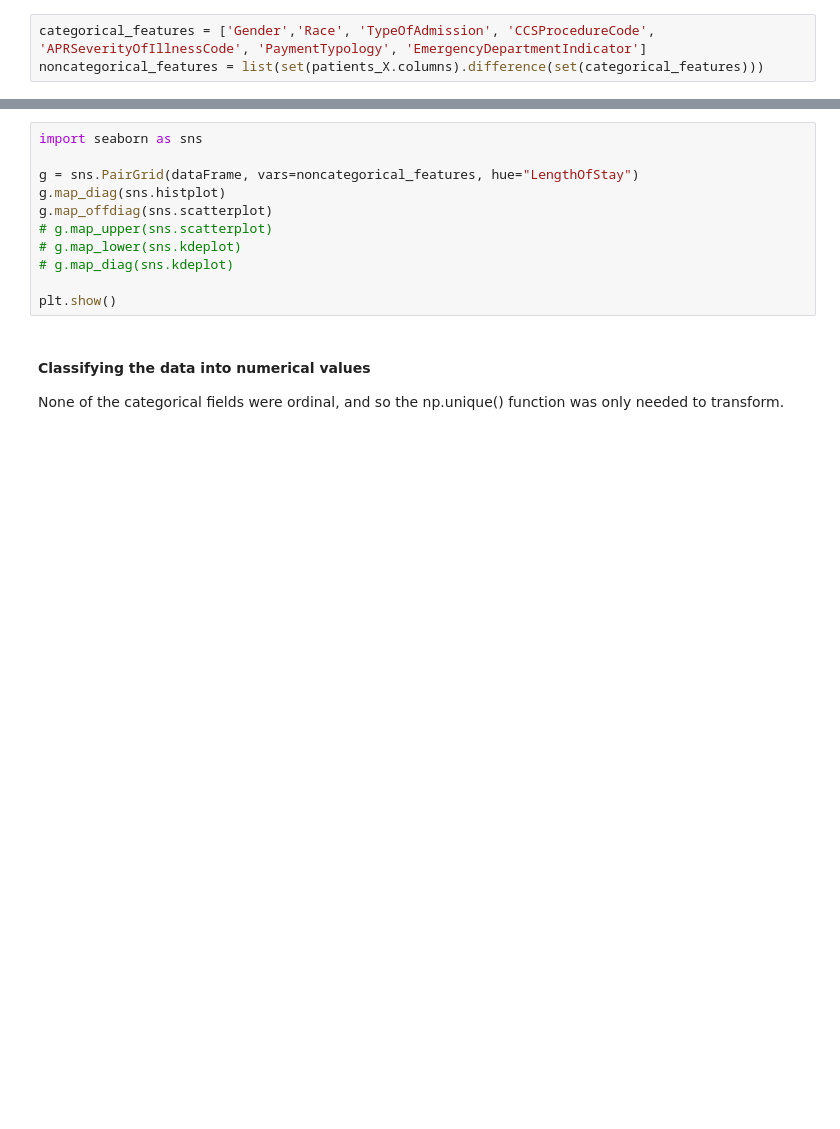
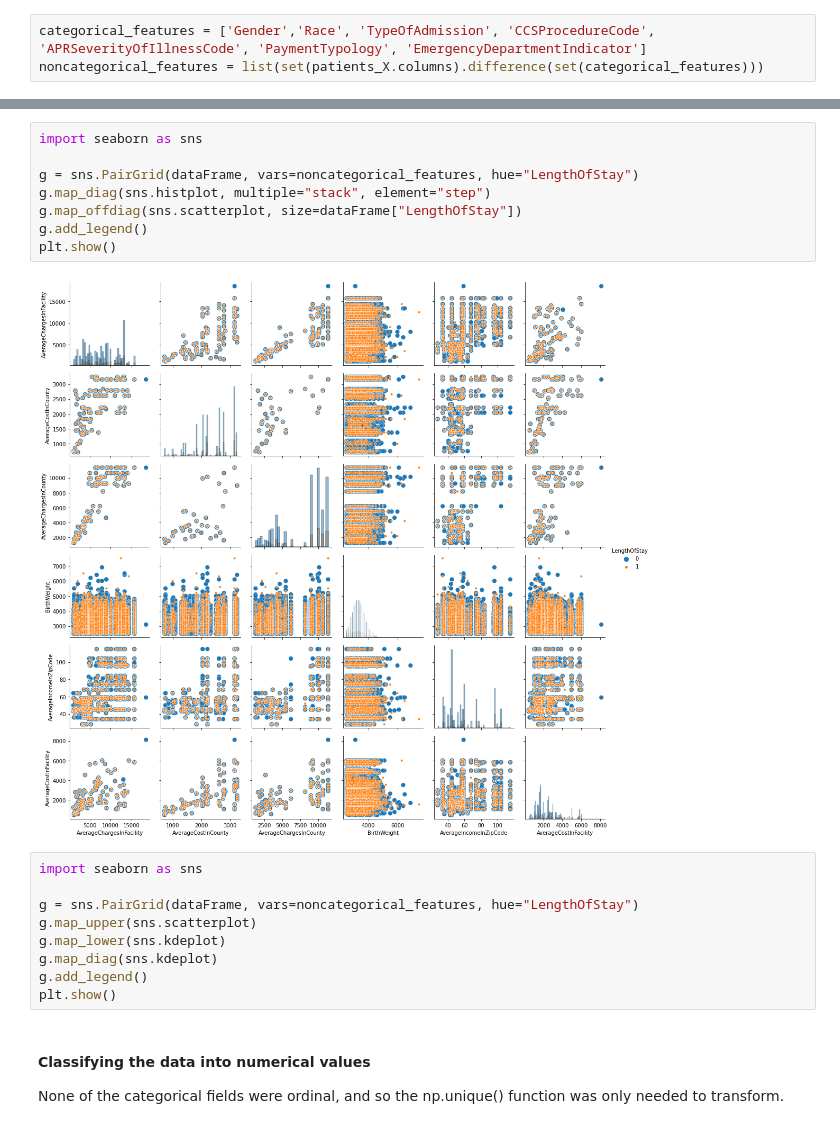
Before and after one commit to Luke-Mason/ML-A1, a Jupyter notebook: Assignment-1.ipynb, the cells around one changed output, grey strips where cells are left out. Drawn from its saved outputs; the diff is of its cells as text; blank space fills up the shorter version.

Commit message:
Added more visualisation to the scatterplots

```diff
--- a/Assignment-1.ipynb
+++ b/Assignment-1.ipynb
@@ -154,13 +150,21 @@ KeyboardInterrupt:
+# %%
+import seaborn as sns
+
+g = sns.PairGrid(dataFrame, vars=noncategorical_features, hue="LengthOfStay")
+g.map_diag(sns.histplot, multiple="stack", element="step")
+g.map_offdiag(sns.scatterplot, size=dataFrame["LengthOfStay"])
+g.add_legend()
+plt.show()
+# %% [output]
+[figure, added]
 # %%
 import seaborn as sns
 
 g = sns.PairGrid(dataFrame, vars=noncategorical_features, hue="LengthOfStay")
-g.map_diag(sns.histplot)
-g.map_offdiag(sns.scatterplot)
-# g.map_upper(sns.scatterplot)
-# g.map_lower(sns.kdeplot)
-# g.map_diag(sns.kdeplot)
-
+g.map_upper(sns.scatterplot)
+g.map_lower(sns.kdeplot)
+g.map_diag(sns.kdeplot)
+g.add_legend()
 plt.show()
 # %% [markdown]
 #### Classifying the data into numerical values
```
Also changed, not shown: parts of 3 cells of this notebook.
